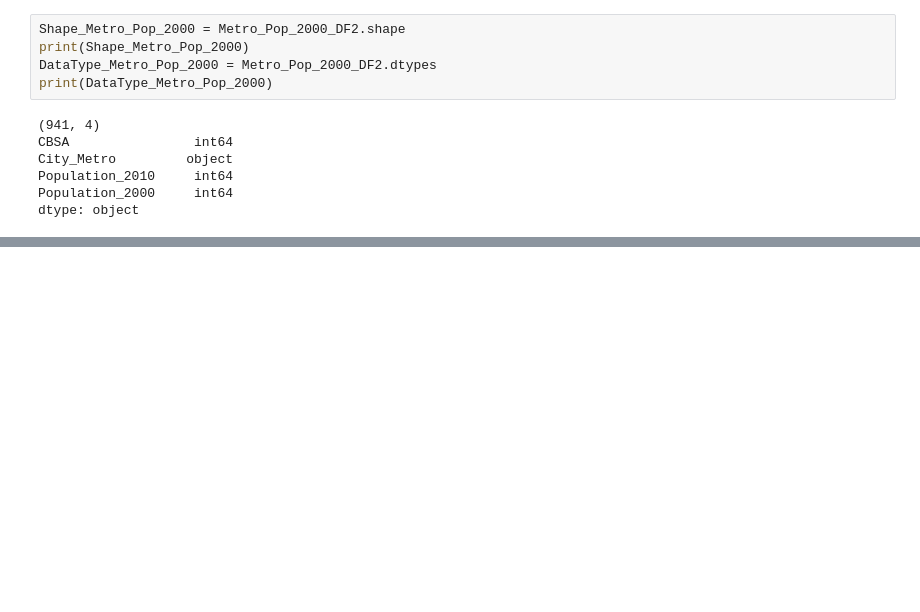
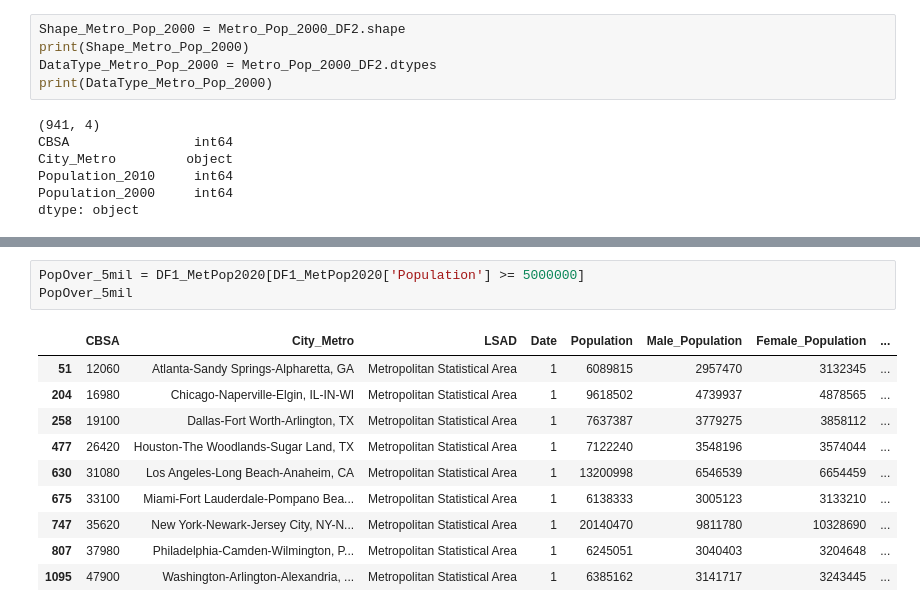
Before and after one commit to BerisDizdar/US_Population_And_GDP, a Jupyter notebook: Metro_Pop.ipynb, the cells around one changed output, grey strips where cells are left out. Saved outputs shown, nothing was run; the diff lists cells and outputs as text; blank space fills up the shorter version.

```diff
--- a/Metro_Pop.ipynb
+++ b/Metro_Pop.ipynb
@@ -250,0 +250,14 @@ DF2_Metro_Pop2000
+# %%
+PopOver_5mil = DF1_MetPop2020[DF1_MetPop2020['Population'] >= 5000000]
+PopOver_5mil
+# %% [output]
+|  | CBSA | City_Metro | LSAD | Date | Population | Male_Population | Female_Population | ... |
+| 51 | 12060 | Atlanta-Sandy Springs-Alpharetta, GA | Metropolitan Statistical Area | 1 | 6089815 | 2957470 | 3132345 | ... |
+| 204 | 16980 | Chicago-Naperville-Elgin, IL-IN-WI | Metropolitan Statistical Area | 1 | 9618502 | 4739937 | 4878565 | ... |
+| 258 | 19100 | Dallas-Fort Worth-Arlington, TX | Metropolitan Statistical Area | 1 | 7637387 | 3779275 | 3858112 | ... |
+| 477 | 26420 | Houston-The Woodlands-Sugar Land, TX | Metropolitan Statistical Area | 1 | 7122240 | 3548196 | 3574044 | ... |
+| 630 | 31080 | Los Angeles-Long Beach-Anaheim, CA | Metropolitan Statistical Area | 1 | 13200998 | 6546539 | 6654459 | ... |
+| 675 | 33100 | Miami-Fort Lauderdale-Pompano Bea... | Metropolitan Statistical Area | 1 | 6138333 | 3005123 | 3133210 | ... |
+| 747 | 35620 | New York-Newark-Jersey City, NY-N... | Metropolitan Statistical Area | 1 | 20140470 | 9811780 | 10328690 | ... |
+| 807 | 37980 | Philadelphia-Camden-Wilmington, P... | Metropolitan Statistical Area | 1 | 6245051 | 3040403 | 3204648 | ... |
+| 1095 | 47900 | Washington-Arlington-Alexandria, ... | Metropolitan Statistical Area | 1 | 6385162 | 3141717 | 3243445 | ... |
```
Also changed, not shown: parts of 25 cells of this notebook.
